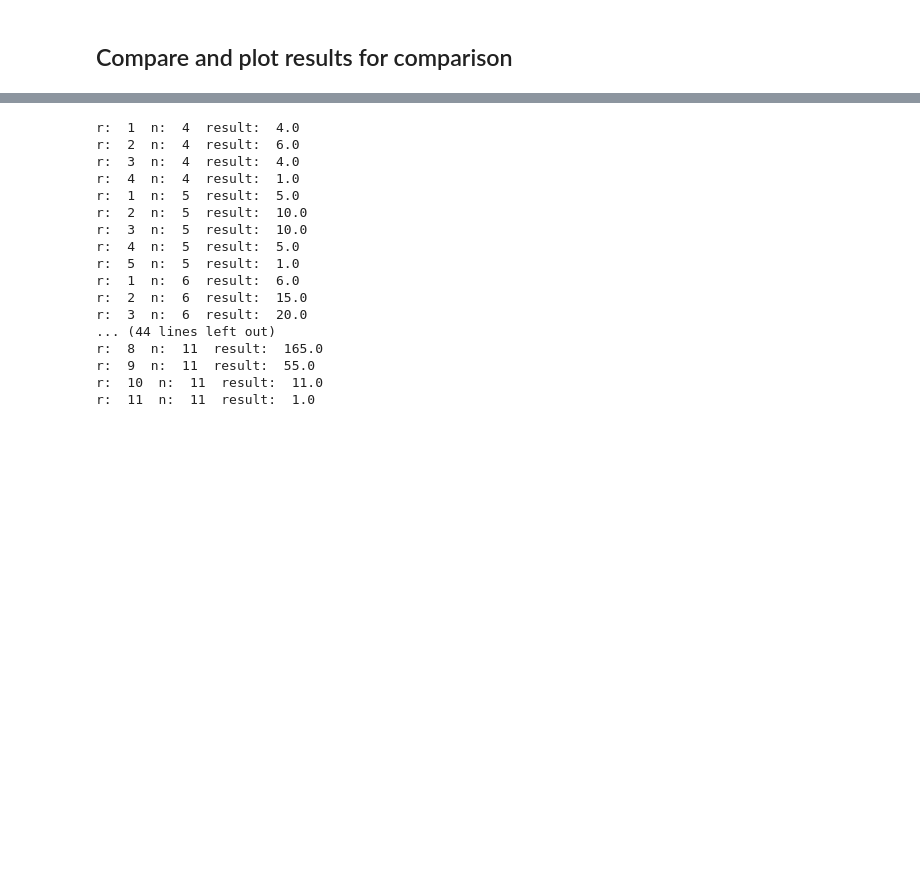
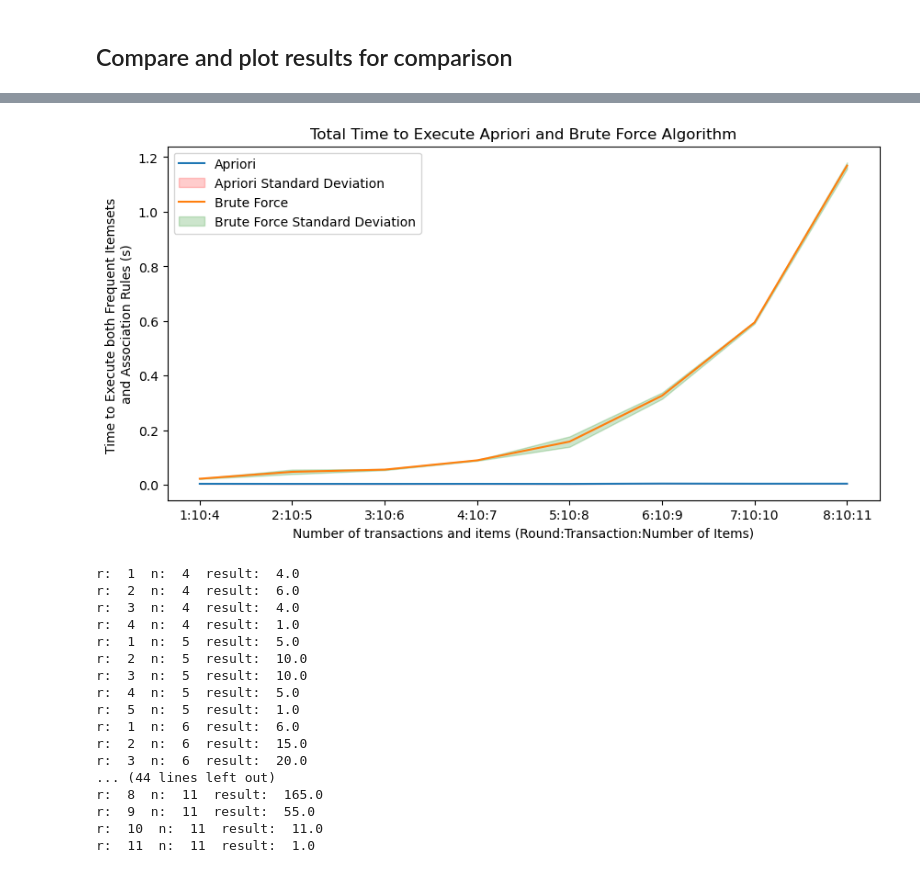
Before and after one commit to unused1/IN6227_Assignment2, a Jupyter notebook: main.ipynb, the cells around one changed output, grey strips where cells are left out. Saved outputs shown, nothing was run; the diff lists cells and outputs as text; code cells hidden in the pictures; blank space fills up the shorter version.

```diff
--- a/main.ipynb
+++ b/main.ipynb
@@ -625,3 +644,20 @@ plt.legend()
+# %%
+# Plot line graph of total time for apriori and brute force algorithm with shaded area for standard deviation
+plt.figure(figsize=(10, 5))
+plt.plot(range(n_iterations), np.array(result_apriori_runs)[:, :, 2].mean(axis=1), label='Apriori')
+plt.fill_between(range(n_iterations), np.array(result_apriori_runs)[:, :, 2].mean(axis=1) - np.array(result_apriori_runs)[:, :, 2].std(axis=1),
+    np.array(result_apriori_runs)[:, :, 2].mean(axis=1) + np.array(result_apriori_runs)[:, :, 2].std(axis=1), alpha=0.2, color='red')
+plt.plot(range(n_iterations), np.array(result_brute_force_runs)[:, :, 2].mean(axis=1), label='Brute Force')
+plt.fill_between(range(n_iterations), np.array(result_brute_force_runs)[:, :, 2].mean(axis=1) - np.array(result_brute_force_runs)[:, :, 2].std(axis=1),
+    np.array(result_brute_force_runs)[:, :, 2].mean(axis=1) + np.array(result_brute_force_runs)[:, :, 2].std(axis=1), alpha=0.2, color='green')
+plt.xticks(range(n_iterations), [str(i+1) + ":" + str(n_transactions_list[i]) + ':' + str(n_items_list[i]) for i in range(n_iterations)])
+plt.xlabel('Number of transactions and items (Round:Transaction:Number of Items)')
+plt.ylabel('Time to Execute both Frequent Itemsets \nand Association Rules (s)')
+plt.title('Total Time to Execute Apriori and Brute Force Algorithm')
+plt.legend(['Apriori', 'Apriori Standard Deviation', 'Brute Force', 'Brute Force Standard Deviation'])
+plt.show()
+# %% [output]
+[figure, added]
 # %%
 # Generate table for comparing the time to execute for Apriori algorithm and brute force algorithm
 results_table_column = [('Round ' + str(i+1)) for i in range(n_iterations)]
```
Also changed, not shown: parts of 18 cells of this notebook, 5 other files.
